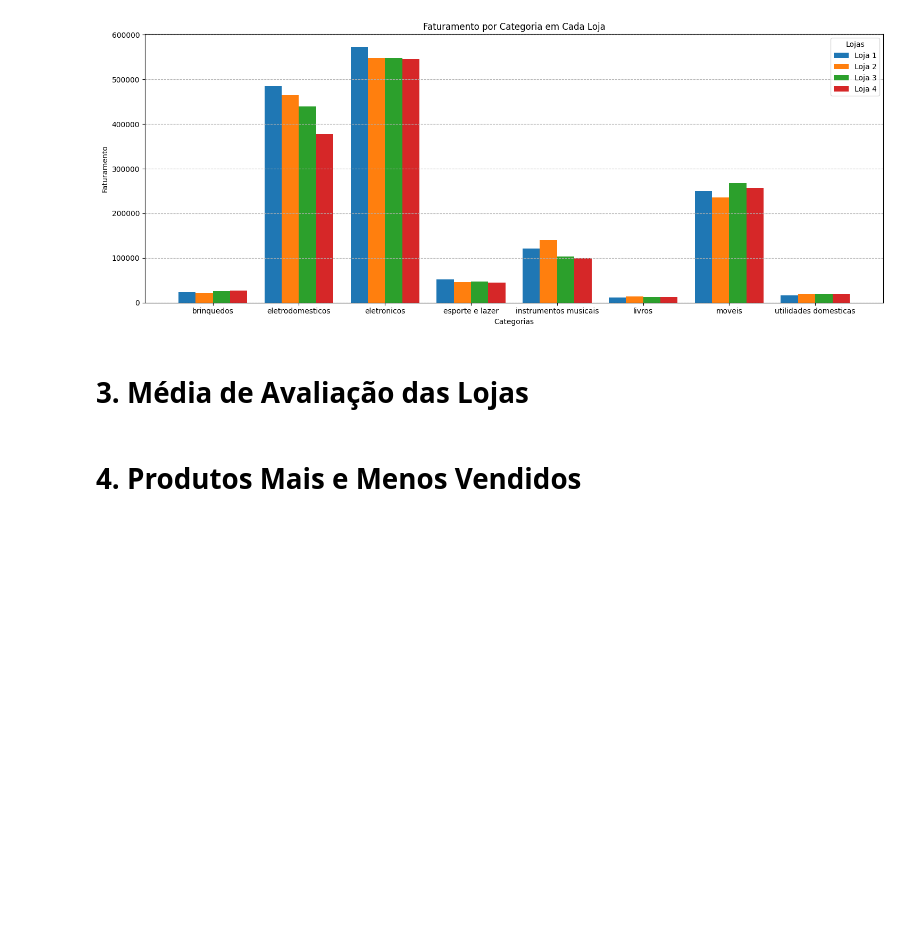
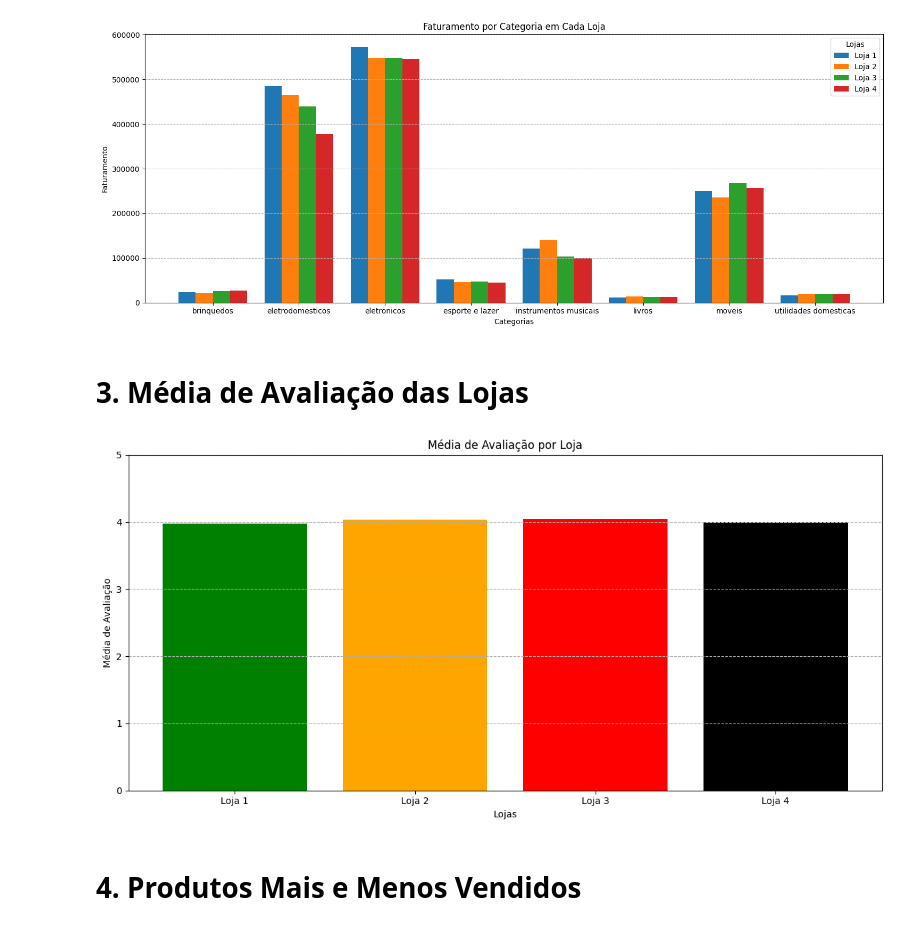
Before and after one commit to dfarneym/AluraStoreBr, a Jupyter notebook: AluraStoreBr.ipynb, the cells around one changed output. Drawn from its saved outputs; the diff is of its cells as text; code cells hidden in the pictures; blank space fills up the shorter version.

```diff
--- a/AluraStoreBr.ipynb
+++ b/AluraStoreBr.ipynb
@@ -120,6 +120,43 @@ plt.show()
 [figure]
 # %% [markdown]
 # 3. Média de Avaliação das Lojas
+# %%
+# Cria uma lista contendo os DataFrames das suas lojas.
+lojas = [loja1, loja2, loja3, loja4]
+
+#Inicializa um dicionário vazio para armazenar as médias de avaliação de cada loja.
+medias_avaliacoes_dict = {}
+
+#Itera sobre a lista de DataFrames, obtendo o índice (i) e o DataFrame da loja (loja) em cada iteração.
+for i, loja in enumerate(lojas):
+    # Verifica se a coluna chamada 'Avaliação' existe no DataFrame da loja atual e em seguida calcula a média
+    if 'Avaliação da compra' in loja.columns:
+        media_avaliacao = loja['Avaliação da compra'].mean()
+        medias_avaliacoes_dict[f'Loja {i+1}'] = media_avaliacao
+    else:
+        print(f"A coluna 'Avaliação da compra' não foi encontrada no DataFrame da Loja {i+1}.")
+        medias_avaliacoes_dict[f'Loja {i+1}'] = None
+
+# Exibindo gráfico com essas médias de avaliação
+nomes_lojas_avaliacao = list(medias_avaliacoes_dict.keys())
+medias_avaliacoes = list(medias_avaliacoes_dict.values())
+
+# Remover lojas com avaliação None para o gráfico
+nomes_lojas_filtrado = [nome for i, nome in enumerate(nomes_lojas_avaliacao) if medias_avaliacoes[i] is not None]
+medias_filtrado = [media for media in medias_avaliacoes if media is not None]
+
+plt.figure(figsize=(12, 6))
+plt.bar(nomes_lojas_filtrado, medias_filtrado, color=['green','orange','red','black'])
+plt.xlabel('Lojas')
+plt.ylabel('Média de Avaliação')
+plt.title('Média de Avaliação por Loja')
+# Ajuste os limites do eixo y conforme a escala das suas avaliações
+plt.ylim(0, 5)
+plt.grid(axis='y', linestyle='--')
+plt.tight_layout()
+plt.show()
+# %% [output]
+[figure, added]
 # %% [markdown]
 # 4. Produtos Mais e Menos Vendidos
 # %% [markdown]
```
Also changed, not shown: parts of 1 cell of this notebook.
